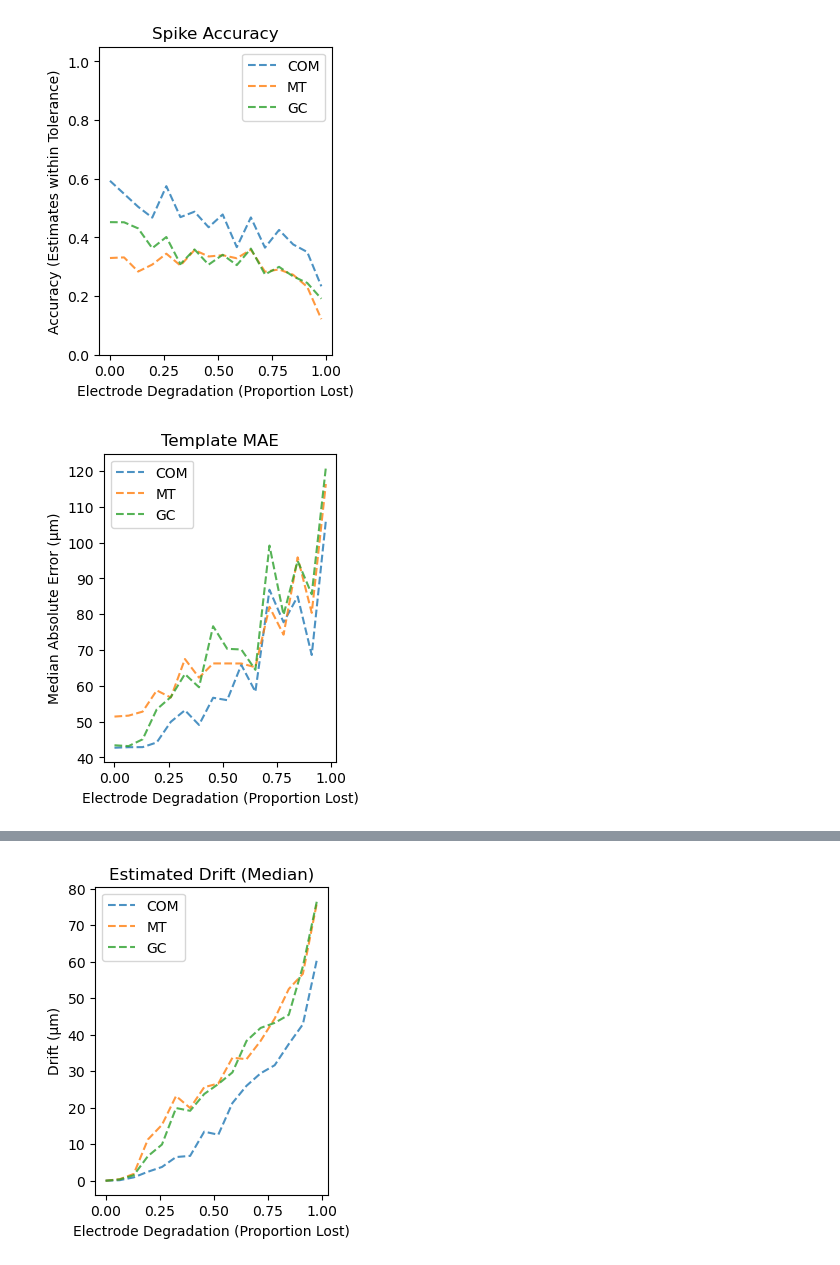
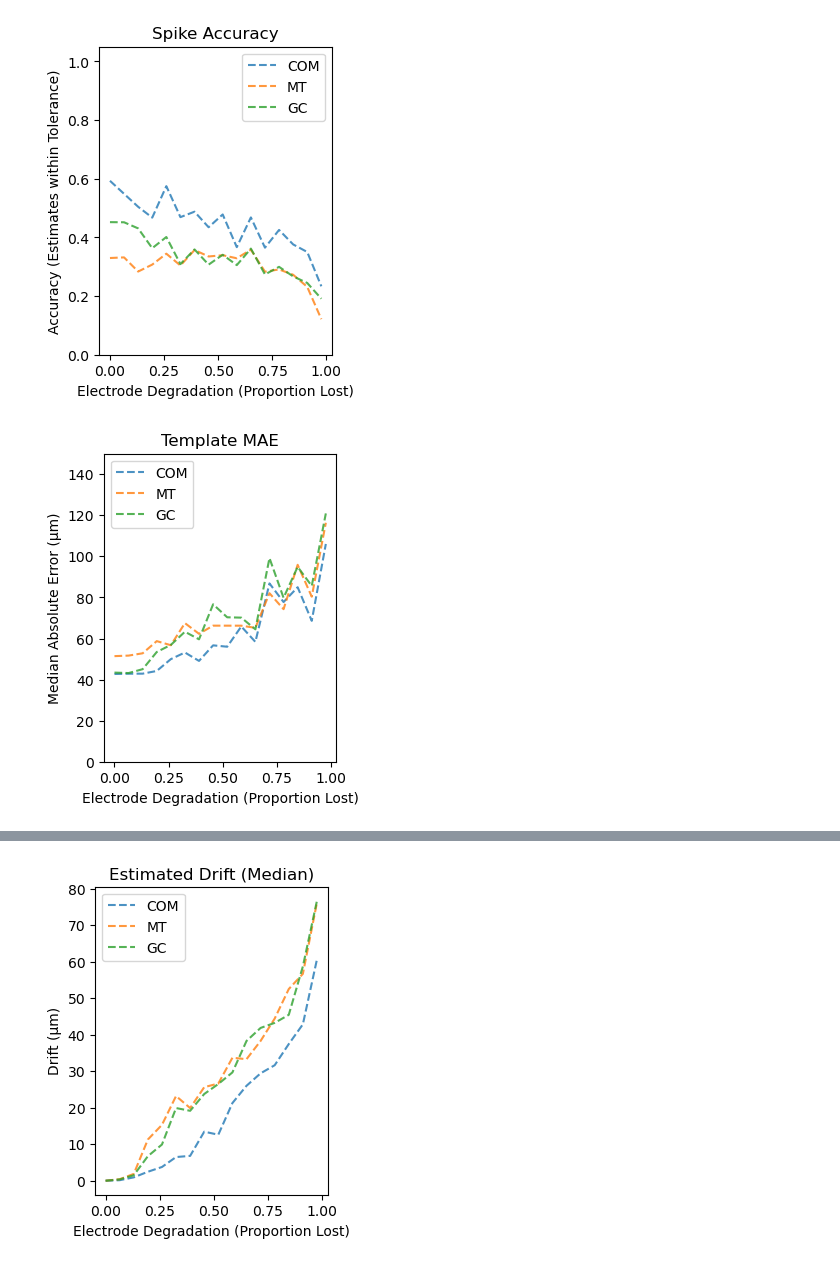
Before and after one commit to haozhao1996/Spike-Localization-Algorithms, a Jupyter notebook: SSL_spe1 (2025.12.07).ipynb, the cells around one changed output, grey strips where cells are left out. Cells and saved outputs as stored; diff of their text form; code cells hidden in the pictures.

```diff
--- a/SSL_spe1 (2025.12.07).ipynb
+++ b/SSL_spe1 (2025.12.07).ipynb
@@ -588,34 +590,35 @@ for method_i, method in enumerate(methods):
 
                 # Find the real location
                 spe1_closest_electrode = data_summary.loc[data_summary['Cell']==spe1_cell, 'chan_predicted'].iloc[0]
                 unit_loc_true = locations[spe1_closest_electrode, :].reshape(1,2)
 
                 # Get estimated location for this day
                 day_i = days.index(day)
                 loc_est_unit = loc_est_units[method][spe1_cell][day_i]
 
                 # Calculate absolute error using only first 2 dimensions (x, y coordinates)
                 absolute_error = np.linalg.norm(loc_est_unit[:, :2] - unit_loc_true, axis=1)
 
                 # Add all errors from this template (in case there are multiple estimates)
                 all_error_values.extend(absolute_error)
 
         # Calculate median of all absolute error values for this day
         estimated_mae_median[method][day_index] = np.median(all_error_values)
 
 # Create a line plot of the median absolute error for all three localization methods
 for method_i, method in enumerate(methods):
     ax.plot(fig_days_label, estimated_mae_median[method], linestyle='--', label=fig_method_label[method_i], alpha=0.8)
 
 ax.set_title('Template MAE')
 ax.set_xlabel('Electrode Degradation (Proportion Lost)')
 ax.set_ylabel('Median Absolute Error (μm)')
+ax.set_ylim([0, 150])
 ax.legend()
 
 fig.savefig(f'{output_spe1}/4A_2.svg', format='svg', bbox_inches='tight')
 plt.show()
 # %% [output]
-[figure, old version]
+[figure, new version]
 # %%
 """Figure 4: Spike Median Absolute Error v. Dead Electrodes"""
 
```
Also changed, not shown: parts of 3 cells of this notebook, 2 other files.
